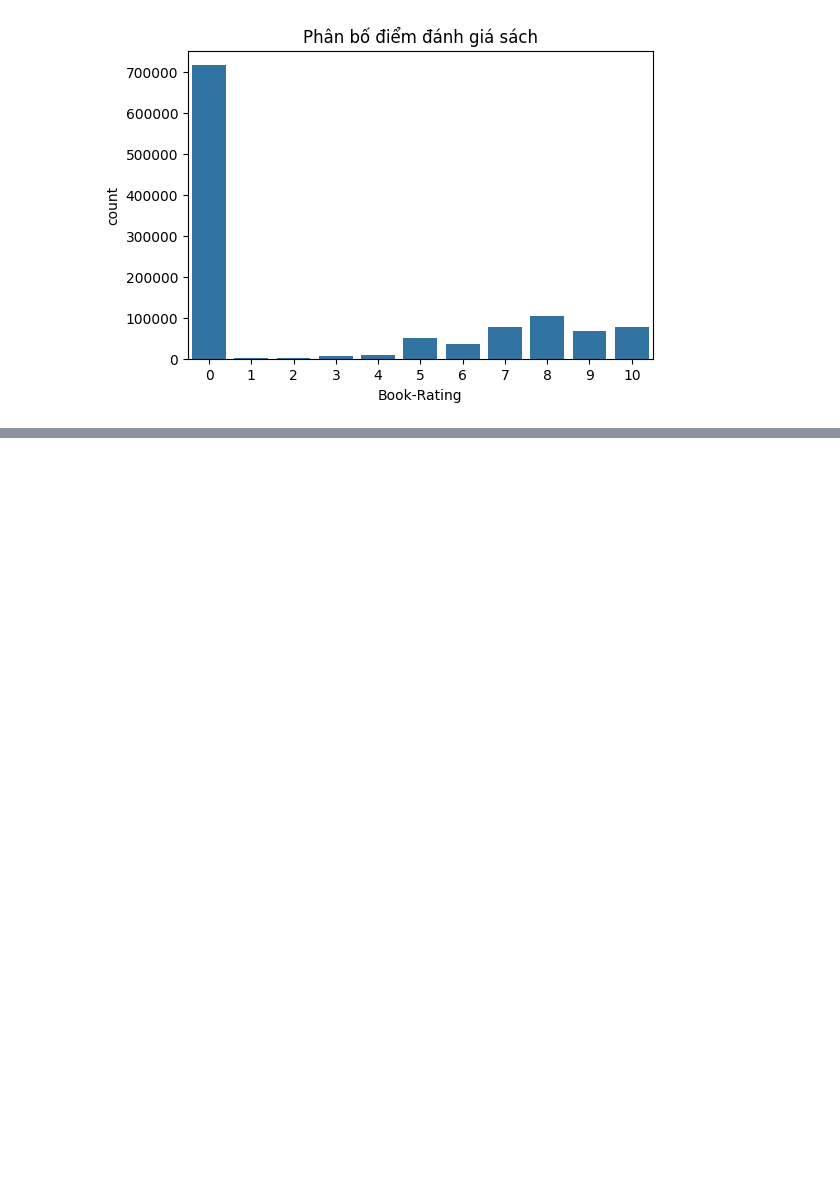
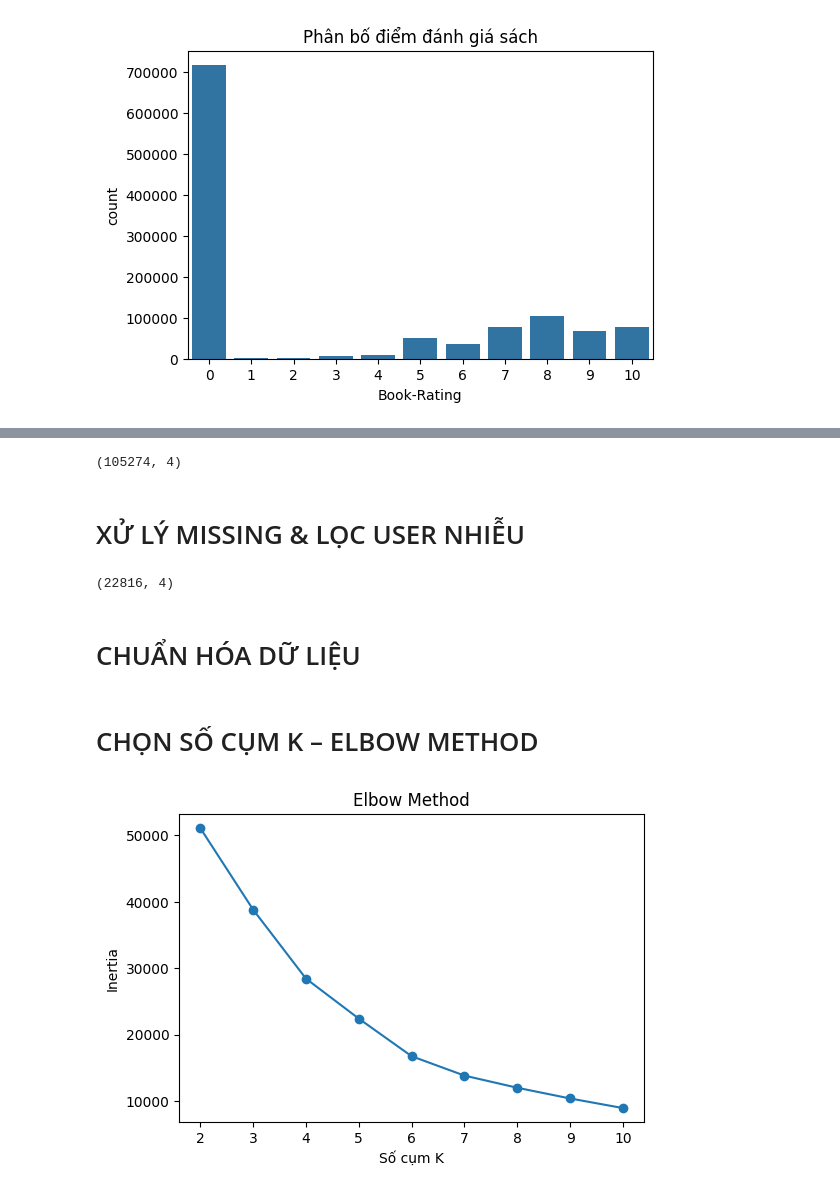
Before and after one commit to khoa-nguyen-data/phan-cum-khach-hang, a Jupyter notebook: src/phan_cum_khach_hang/phan-cum-nguoi-dung-books.ipynb, the cells around one changed output, grey strips where cells are left out. Drawn from its saved outputs; the diff is of its cells as text; code cells hidden in the pictures; blank space fills up the shorter version.

```diff
--- a/src/phan_cum_khach_hang/phan-cum-nguoi-dung-books.ipynb
+++ b/src/phan_cum_khach_hang/phan-cum-nguoi-dung-books.ipynb
@@ -86,0 +189,8 @@ plt.show()
+# %%
+user_features = ratings.groupby("User-ID").agg(
+    num_books_rated=("ISBN", "count"),
+    avg_rating=("Book-Rating", "mean"),
+    rating_std=("Book-Rating", "std")
+).reset_index()
+
+user_features.head()
@@ -86,0 +204,41 @@ plt.show()
+# %%
+user_features.shape
+# %% [output]
+(105274, 4)
+# %% [markdown]
+# XỬ LÝ MISSING & LỌC USER NHIỄU
+# %%
+user_features["rating_std"] = user_features["rating_std"].fillna(0)
+
+# Lọc user quá ít tương tác
+user_features = user_features[user_features["num_books_rated"] >= 5]
+
+user_features.shape
+# %% [output]
+(22816, 4)
+# %% [markdown]
+# CHUẨN HÓA DỮ LIỆU
+# %%
+features = ["num_books_rated", "avg_rating", "rating_std"]
+
+scaler = StandardScaler()
+X_scaled = scaler.fit_transform(user_features[features])
+# %% [markdown]
+# CHỌN SỐ CỤM K – ELBOW METHOD
+# %%
+inertia = []
+
+K_range = range(2, 11)
+for k in K_range:
+    km = KMeans(n_clusters=k, random_state=42, n_init=10)
+    km.fit(X_scaled)
+    inertia.append(km.inertia_)
+
+plt.figure(figsize=(6,4))
+plt.plot(K_range, inertia, marker="o")
+plt.xlabel("Số cụm K")
+plt.ylabel("Inertia")
+plt.title("Elbow Method")
+plt.show()
+# %% [output]
+[figure, added]
```
Also changed, not shown: parts of 16 cells of this notebook, 3 other files.
